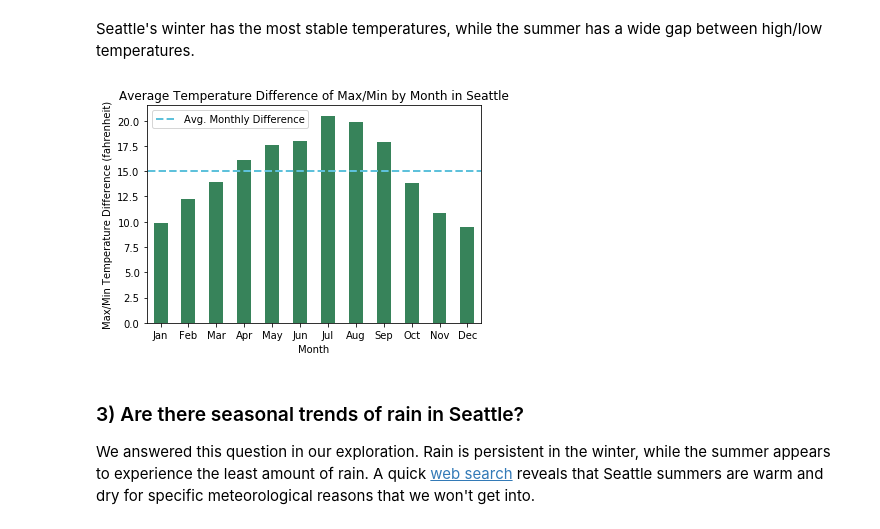
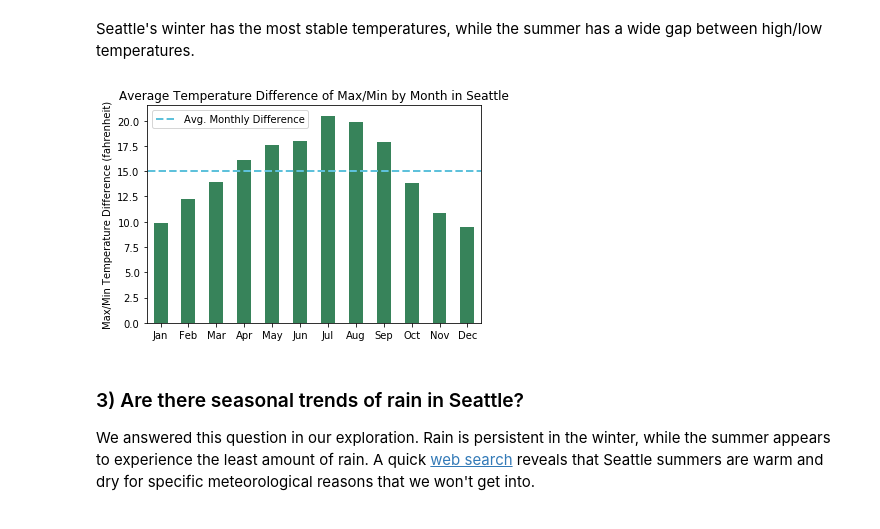
Before and after one commit to GoldbergData/seattle-rain, a Jupyter notebook: seattle_rain.ipynb, the cells around one changed output. Saved outputs shown, nothing was run; the diff lists cells and outputs as text; code cells hidden in the pictures.

Commit message:
Updated plot to remove one x-axis label.

```diff
--- a/seattle_rain.ipynb
+++ b/seattle_rain.ipynb
@@ -433,23 +430,23 @@ Seattle's winter has the most stable temperatures, while the summer has a wide g
 # %%
 plot_data = monthly_mean[['tmax', 'tmin']].assign(max_min_gap = temp_ranges)['max_min_gap']
 
 visualize(plot_data,
           title='Average Temperature Difference of Max/Min by Month in Seattle',
-          xlabel='Month',
+          xlabel=None,
           ylabel='Max/Min Temperature Difference (fahrenheit)',
           mean_value=temp_ranges.mean(),
           mean_line_color=washington_colors[1],
           legend_values=['Avg. Monthly Difference'],
           plot_type='pandas',
           save_plot=True,
           save_path='output8.png',
           dpi=dpi_value,
           kind='bar',
           rot=0,
           color=washington_colors[0],
           legend=False);
 # %% [output]
-[figure, old version]
+[figure, new version]
 # %% [markdown]
 ### 3) Are there seasonal trends of rain in Seattle?
 We answered this question in our exploration. Rain is persistent in the winter, while the summer appears to experience the least amount of rain. A quick [web search](https://cliffmass.blogspot.com/2015/02/why-is-northwest-warm-and-california.html) reveals that Seattle summers are warm and dry for specific meteorological reasons that we won't get into.
```
Also changed, not shown: parts of 9 cells of this notebook.
